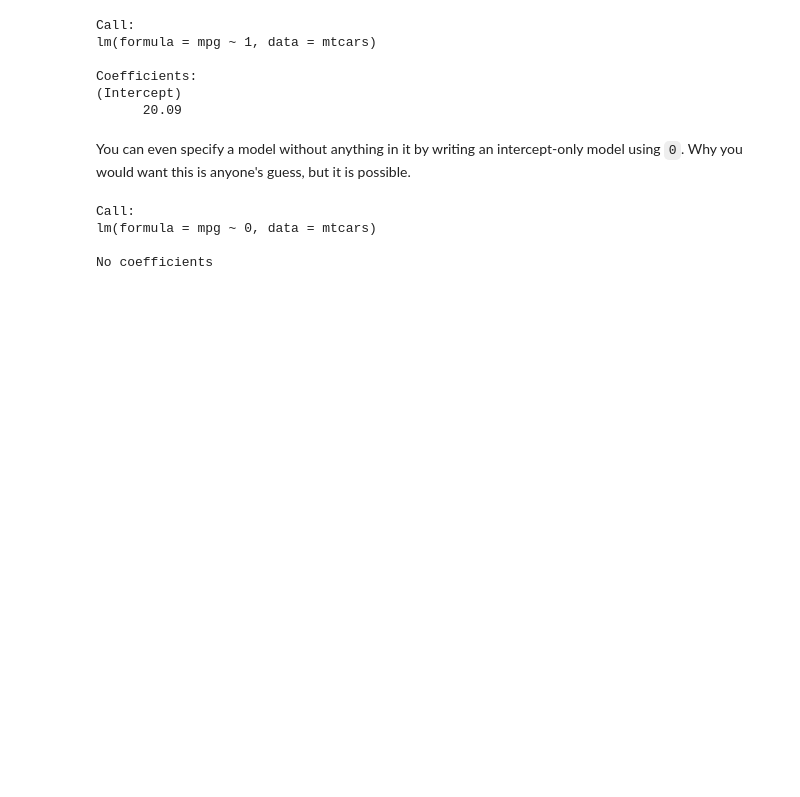
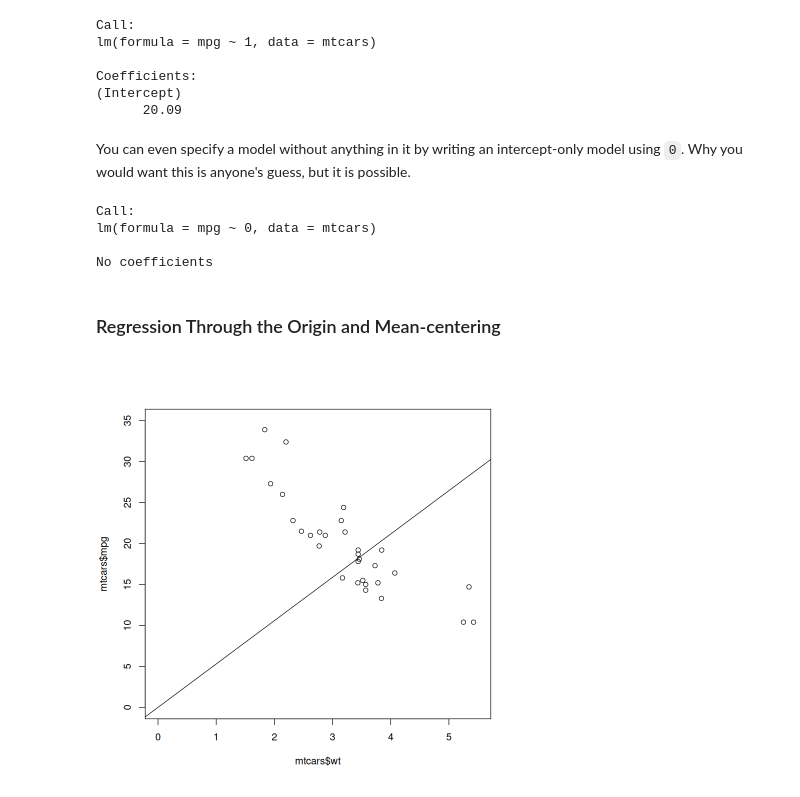
Before and after one commit to PCHN63101-Advanced-Data-Skills/Simple-Multiple-Regression, a Jupyter notebook: _build/jupyter_execute/regression-workshop.ipynb, the cells around one changed output. Saved outputs shown, nothing was run; the diff lists cells and outputs as text; code cells hidden in the pictures; blank space fills up the shorter version.

```diff
--- a/_build/jupyter_execute/regression-workshop.ipynb
+++ b/_build/jupyter_execute/regression-workshop.ipynb
@@ -232,3 +260,11 @@ Call:
 lm(formula = mpg ~ 0, data = mtcars)
 
 No coefficients
+# %% [markdown]
+### Regression Through the Origin and Mean-centering
+# %%
+reg.through.orig <- lm (mpg ~ 0 + wt, data=mtcars)
+plot(x=mtcars$wt, y=mtcars$mpg, xlim=c(0,5.5), ylim=c(0,35))
+abline(reg=reg.through.orig)
+# %% [output]
+[figure, added]
```
Also changed, not shown: parts of 21 cells of this notebook, 44 other files.
